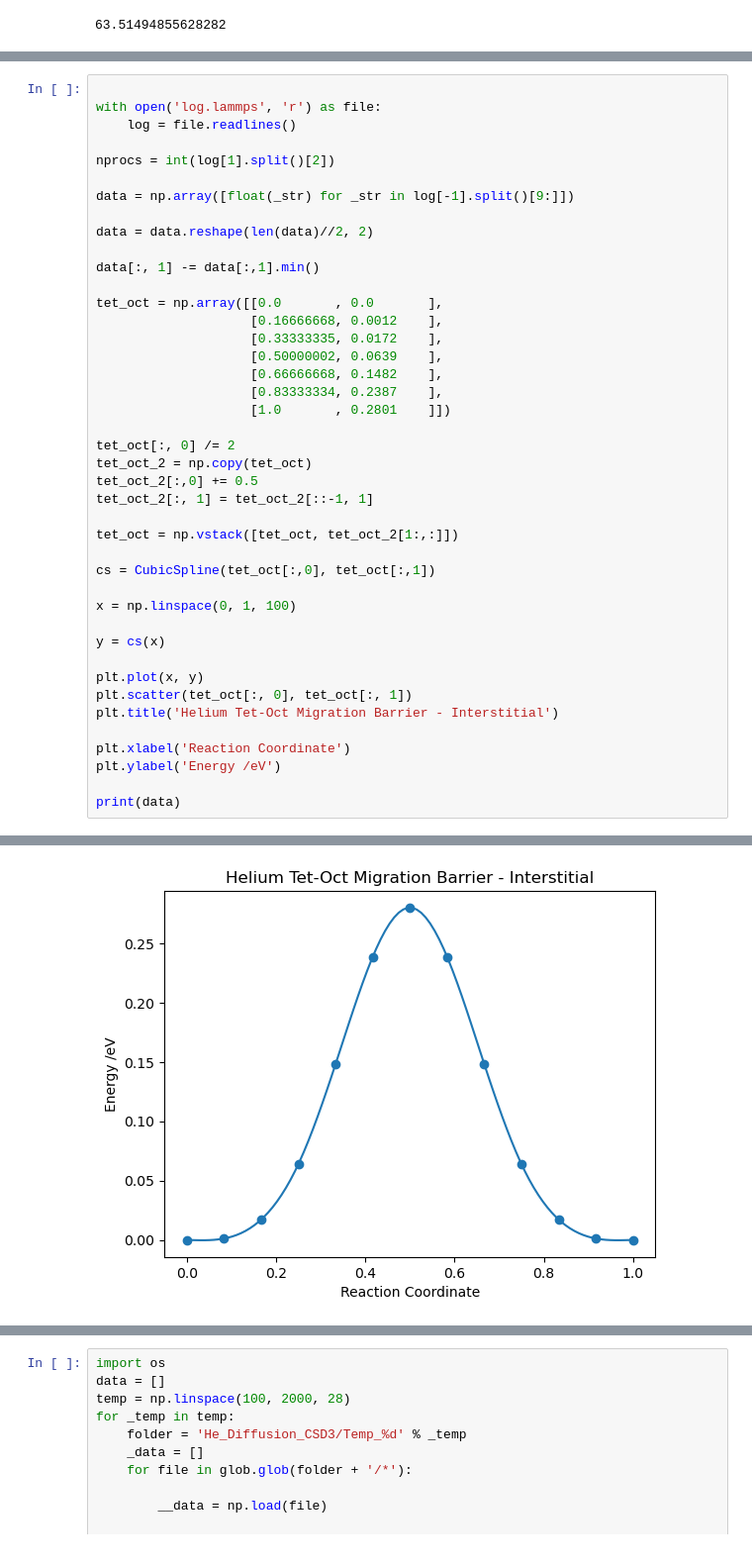
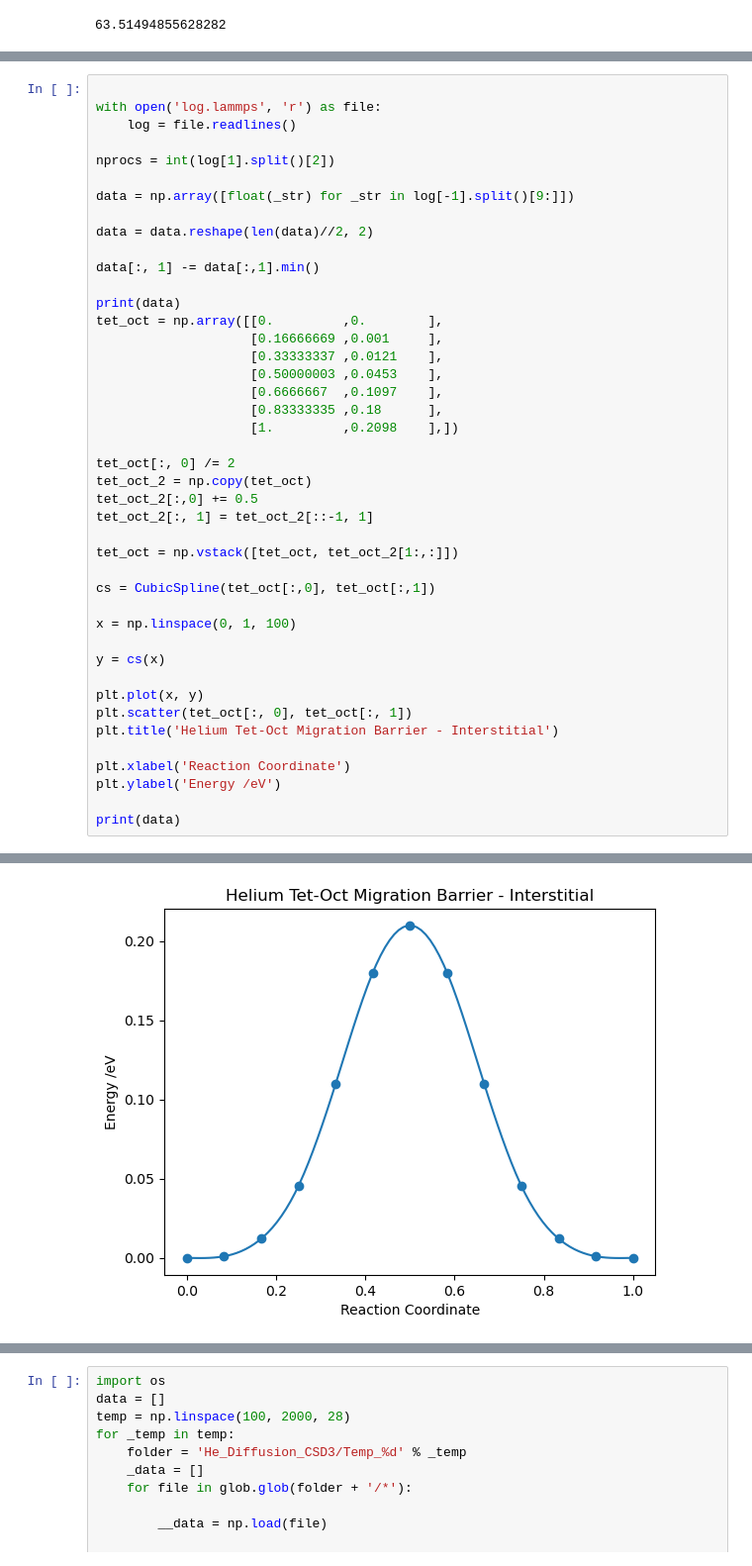
Before and after one commit to Samanyu-T/Lammps_MD, a Jupyter notebook: Jupyter_Notebooks/Workbook.ipynb, the cells around one changed output, grey strips where cells are left out. Shown at 99% size. Saved outputs shown, nothing was run; the diff lists cells and outputs as text.

```diff
--- a/Jupyter_Notebooks/Workbook.ipynb
+++ b/Jupyter_Notebooks/Workbook.ipynb
@@ -882,13 +885,14 @@ data = data.reshape(len(data)//2, 2)
 
 data[:, 1] -= data[:,1].min()
 
-tet_oct = np.array([[0.0       , 0.0       ],
-                    [0.16666668, 0.0012    ],
-                    [0.33333335, 0.0172    ],
-                    [0.50000002, 0.0639    ],
-                    [0.66666668, 0.1482    ],
-                    [0.83333334, 0.2387    ],
-                    [1.0       , 0.2801    ]])
+print(data)
+tet_oct = np.array([[0.         ,0.        ],
+                    [0.16666669 ,0.001     ],
+                    [0.33333337 ,0.0121    ],
+                    [0.50000003 ,0.0453    ],
+                    [0.6666667  ,0.1097    ],
+                    [0.83333335 ,0.18      ],
+                    [1.         ,0.2098    ],])
 
 tet_oct[:, 0] /= 2
 tet_oct_2 = np.copy(tet_oct)
@@ -922,4 +933,4 @@ print(data)
-[figure, old version]
+[figure, new version]
 # %%
 
 with open('log.lammps', 'r') as file:
```
Also changed, not shown: parts of 15 cells of this notebook, 4 other files.
